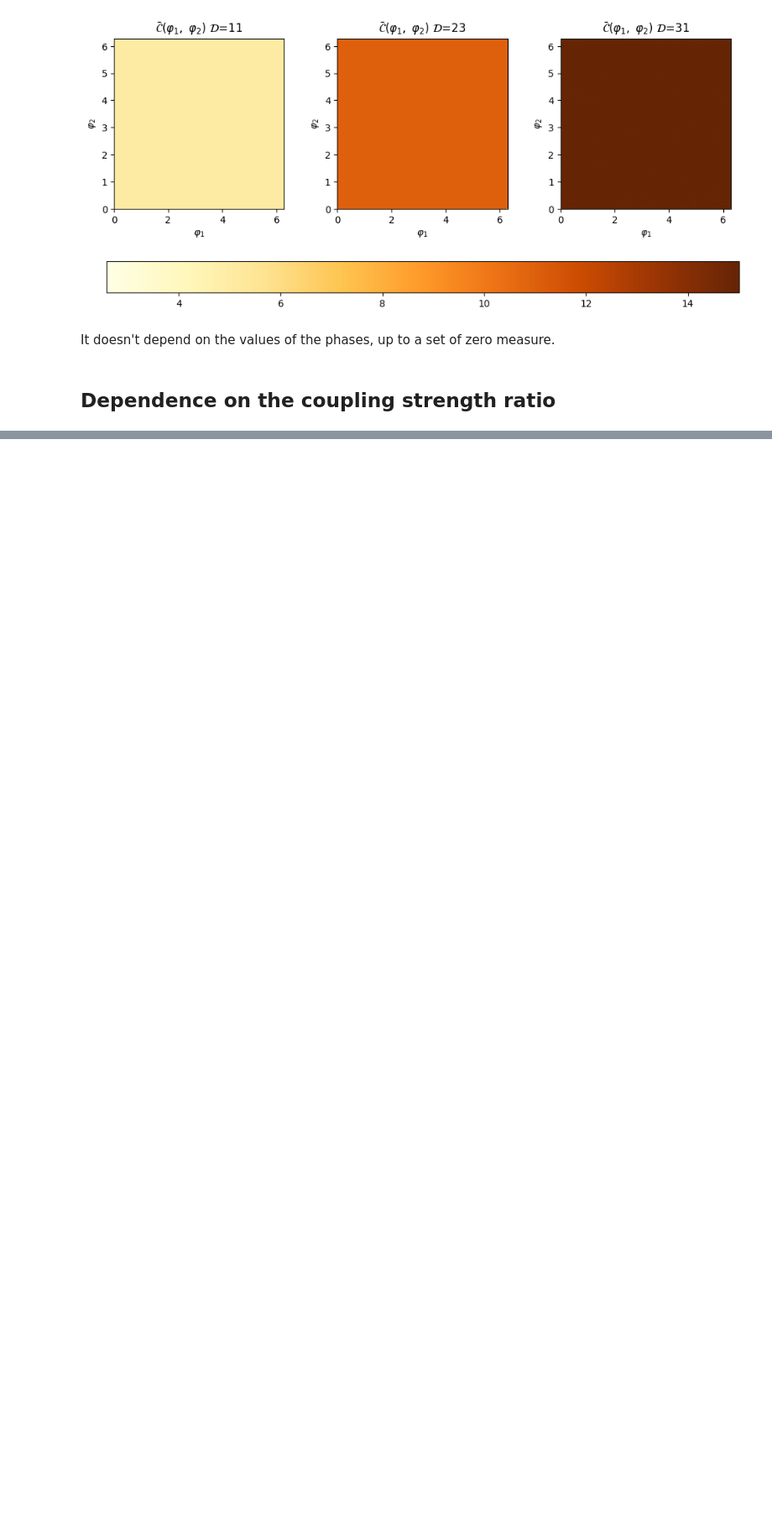
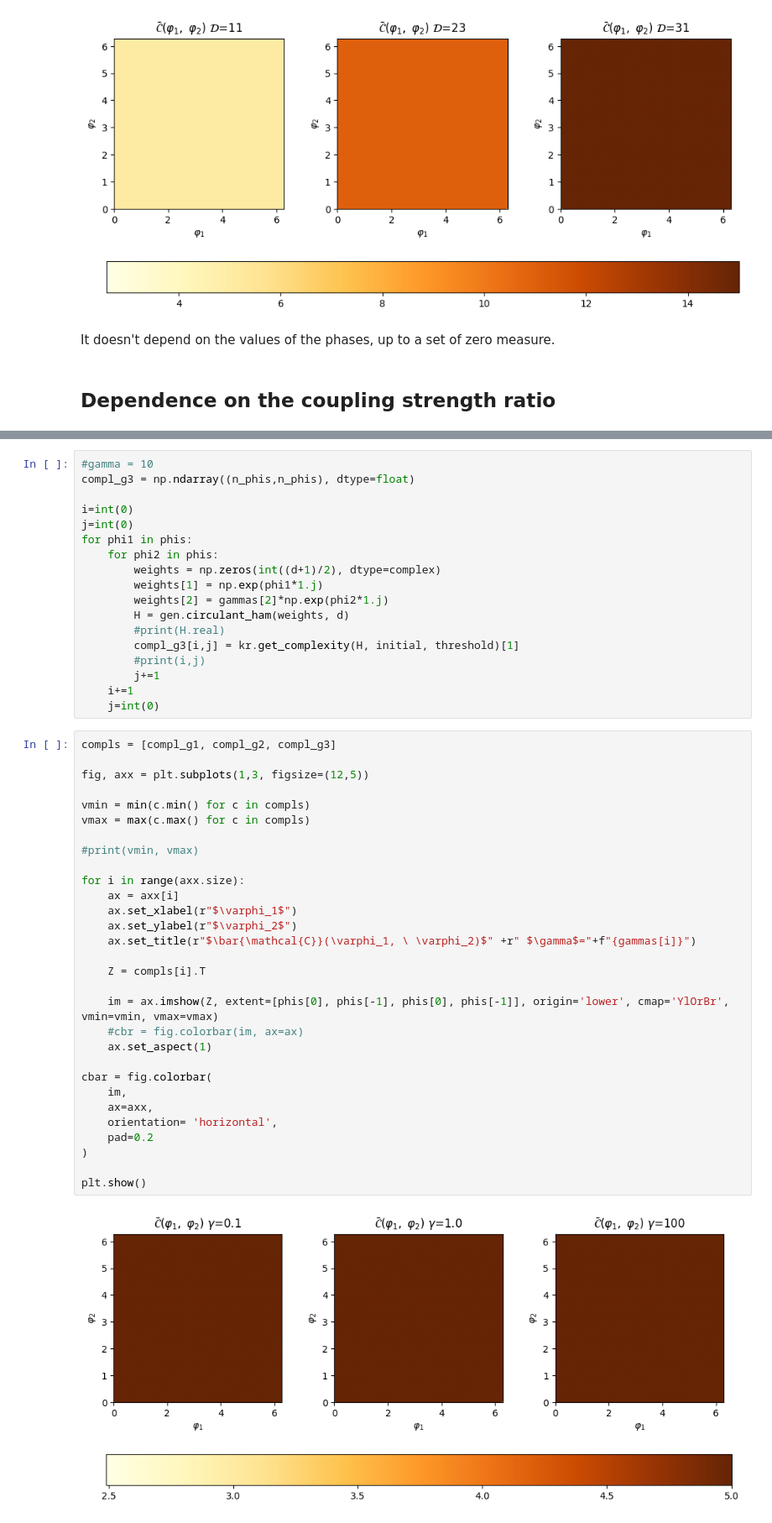
Before and after one commit to erricottaro/Krylov_complexity_on_circulant_graphs, a Jupyter notebook: circulant.ipynb, the cells around one changed output, grey strips where cells are left out. Shown at 84% size. Cells and saved outputs as stored; diff of their text form; blank space fills up the shorter version.

```diff
--- a/circulant.ipynb
+++ b/circulant.ipynb
@@ -541,0 +582,50 @@ for i in range(axx.shape[1]):
+# %%
+#gamma = 10
+compl_g3 = np.ndarray((n_phis,n_phis), dtype=float)
+
+i=int(0)
+j=int(0)
+for phi1 in phis:
+    for phi2 in phis:
+        weights = np.zeros(int((d+1)/2), dtype=complex)
+        weights[1] = np.exp(phi1*1.j)
+        weights[2] = gammas[2]*np.exp(phi2*1.j)
+        H = gen.circulant_ham(weights, d)
+        #print(H.real)
+        compl_g3[i,j] = kr.get_complexity(H, initial, threshold)[1]
+        #print(i,j)
+        j+=1
+    i+=1
+    j=int(0)
+# %%
+compls = [compl_g1, compl_g2, compl_g3]
+
+fig, axx = plt.subplots(1,3, figsize=(12,5))
+
+vmin = min(c.min() for c in compls)
+vmax = max(c.max() for c in compls)
+
+#print(vmin, vmax)
+
+for i in range(axx.size):
+    ax = axx[i]
+    ax.set_xlabel(r"$\varphi_1$")
+    ax.set_ylabel(r"$\varphi_2$")
+    ax.set_title(r"$\bar{\mathcal{C}}(\varphi_1, \ \varphi_2)$" +r" $\gamma$="+f"{gammas[i]}")
+
+    Z = compls[i].T
+
+    im = ax.imshow(Z, extent=[phis[0], phis[-1], phis[0], phis[-1]], origin='lower', cmap='YlOrBr', vmin=vmin, vmax=vmax)
+    #cbr = fig.colorbar(im, ax=ax)
+    ax.set_aspect(1)
+
+cbar = fig.colorbar(
+    im,
+    ax=axx,
+    orientation= 'horizontal',
+    pad=0.2
+)
+
+plt.show()
+# %% [output]
+[figure, added]
```
Also changed, not shown: parts of 6 cells of this notebook.
